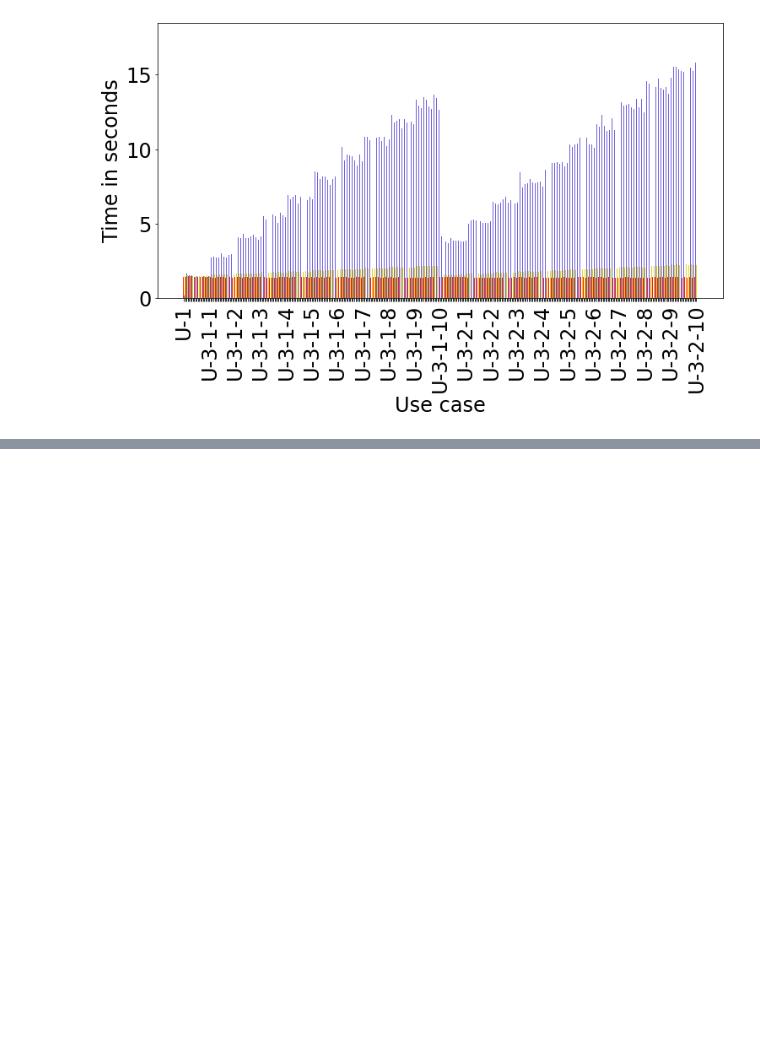
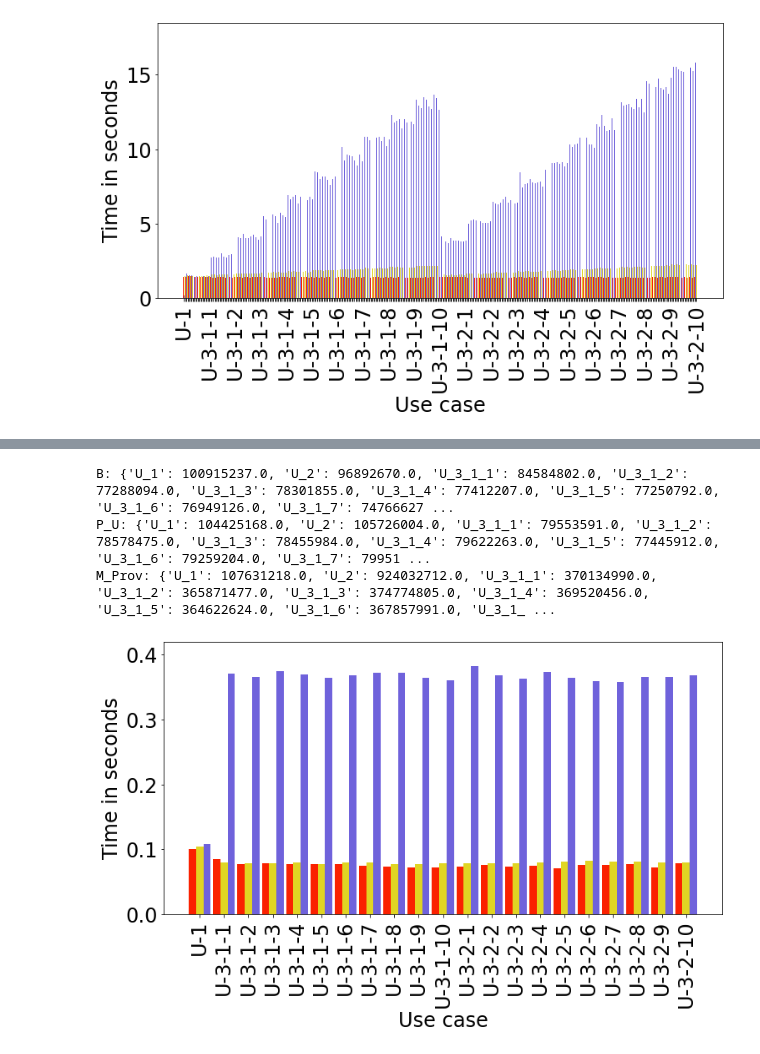
Before and after one commit to slin96/master-thesis, a Jupyter notebook: experiments/plots/dist-exp/compare_times.ipynb, the cells around one changed output, grey strips where cells are left out. Saved outputs shown, nothing was run; the diff lists cells and outputs as text; code cells hidden in the pictures; blank space fills up the shorter version.

```diff
--- a/experiments/plots/dist-exp/compare_times.ipynb
+++ b/experiments/plots/dist-exp/compare_times.ipynb
@@ -198,0 +247,25 @@ M_Prov: {'U_1': 156559600.0, 'N0_U_3_1_1': 1529222767.0, 'N1_U_3_1_1': 165484579
+# %%
+def plot_tts_compare_accumulate(times, num_nodes, y_min_max=[0, 0.5], label_filter=None, enl=1, snapshot_type=VERSION):
+    metas = filter_meta(times, model=MOBILENET, approach=BASELINE, snapshot_type=VERSION, snapshot_dist='outdoor')
+    baseline_save_times = aggregate_fields(metas, aggregate='median', field_key=HIGH_LEVEL_SAVE_TIMES)[HIGH_LEVEL_SAVE_TIMES]
+    baseline_agg = aggregate_times(baseline_save_times)
+
+    metas = filter_meta(times, model=MOBILENET, approach=PARAM_UPDATE_IMPROVED, snapshot_type=snapshot_type, snapshot_dist='outdoor')
+    improved_save_param_update_times = aggregate_fields(metas, aggregate='median', field_key=HIGH_LEVEL_SAVE_TIMES)[HIGH_LEVEL_SAVE_TIMES]
+    update_agg = aggregate_times(improved_save_param_update_times)
+
+    metas = filter_meta(times, model=MOBILENET, approach='provenance', snapshot_type=VERSION, snapshot_dist='outdoor')
+    prov_save_times = aggregate_fields(metas, aggregate='median', field_key=HIGH_LEVEL_SAVE_TIMES)[HIGH_LEVEL_SAVE_TIMES]
+    agg_prov = aggregate_times(prov_save_times)
+
+    save_path = os.path.join(TIME_OUTPUT_DIR, f'agg-median-mobilenet-{snapshot_type}-tts-num-nodes-{num_nodes}')
+
+    plot_compare_times(baseline_agg, update_agg, agg_prov, ignore_use_cases=[U_2],
+                              save_path=save_path, y_min_max=y_min_max, label_filter=label_filter, enl=enl)
+# %%
+plot_tts_compare_accumulate(d5_times, 5, [0,0.42])
+# %% [output]
+B: {'U_1': 100915237.0, 'U_2': 96892670.0, 'U_3_1_1': 84584802.0, 'U_3_1_2': 77288094.0, 'U_3_1_3': 78301855.0, 'U_3_1_4': 77412207.0, 'U_3_1_5': 77250792.0, 'U_3_1_6': 76949126.0, 'U_3_1_7': 74766627 ...
+P_U: {'U_1': 104425168.0, 'U_2': 105726004.0, 'U_3_1_1': 79553591.0, 'U_3_1_2': 78578475.0, 'U_3_1_3': 78455984.0, 'U_3_1_4': 79622263.0, 'U_3_1_5': 77445912.0, 'U_3_1_6': 79259204.0, 'U_3_1_7': 79951 ...
+M_Prov: {'U_1': 107631218.0, 'U_2': 924032712.0, 'U_3_1_1': 370134990.0, 'U_3_1_2': 365871477.0, 'U_3_1_3': 374774805.0, 'U_3_1_4': 369520456.0, 'U_3_1_5': 364622624.0, 'U_3_1_6': 367857991.0, 'U_3_1_ ...
+[figure, added]
```
Also changed, not shown: parts of 4 cells of this notebook.
